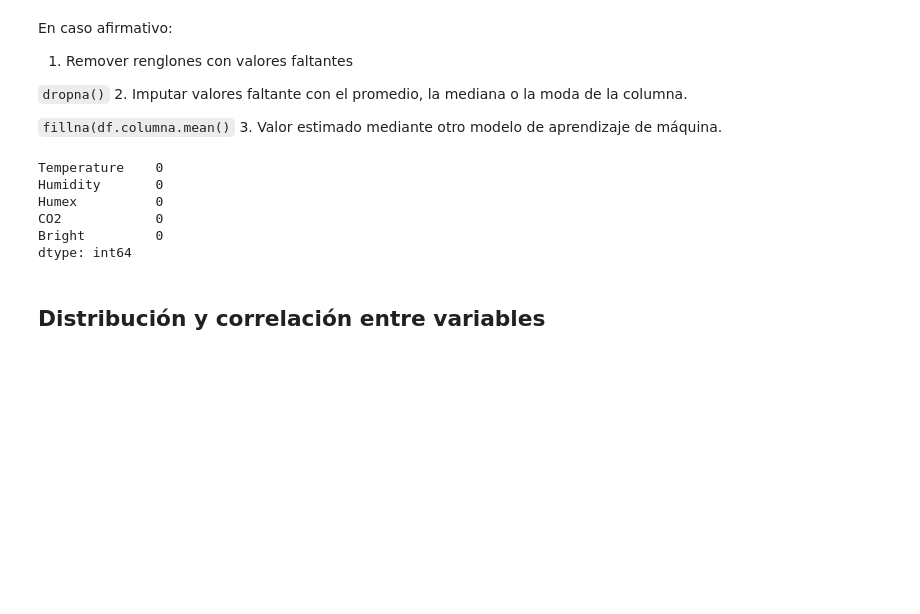
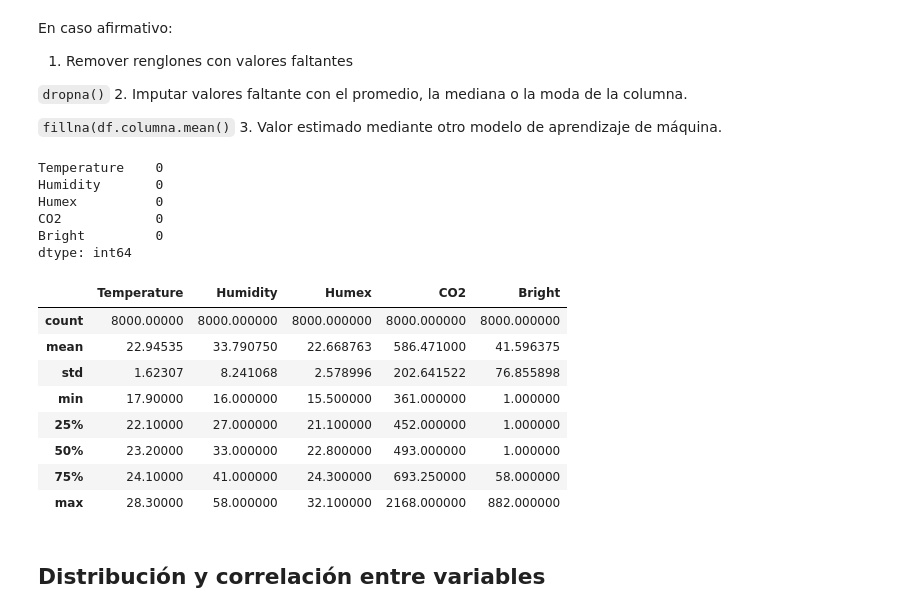
Before and after one commit to AnIsAsPe/Aprendizaje-no-supervisado, a Jupyter notebook: Aprendizaje_no_supervisado.ipynb, the cells around one changed output. Cells and saved outputs as stored; diff of their text form; code cells hidden in the pictures; blank space fills up the shorter version.

```diff
--- a/Aprendizaje_no_supervisado.ipynb
+++ b/Aprendizaje_no_supervisado.ipynb
@@ -105,6 +104,18 @@ Humex          0
 CO2            0
 Bright         0
 dtype: int64
+# %%
+datos.describe()
+# %% [output]
+|  | Temperature | Humidity | Humex | CO2 | Bright |
+| count | 8000.00000 | 8000.000000 | 8000.000000 | 8000.000000 | 8000.000000 |
+| mean | 22.94535 | 33.790750 | 22.668763 | 586.471000 | 41.596375 |
+| std | 1.62307 | 8.241068 | 2.578996 | 202.641522 | 76.855898 |
+| min | 17.90000 | 16.000000 | 15.500000 | 361.000000 | 1.000000 |
+| 25% | 22.10000 | 27.000000 | 21.100000 | 452.000000 | 1.000000 |
+| 50% | 23.20000 | 33.000000 | 22.800000 | 493.000000 | 1.000000 |
+| 75% | 24.10000 | 41.000000 | 24.300000 | 693.250000 | 58.000000 |
+| max | 28.30000 | 58.000000 | 32.100000 | 2168.000000 | 882.000000 |
 # %% [markdown]
 ## Distribución y correlación entre variables
 # %%
```
Also changed, not shown: parts of 10 cells of this notebook.
